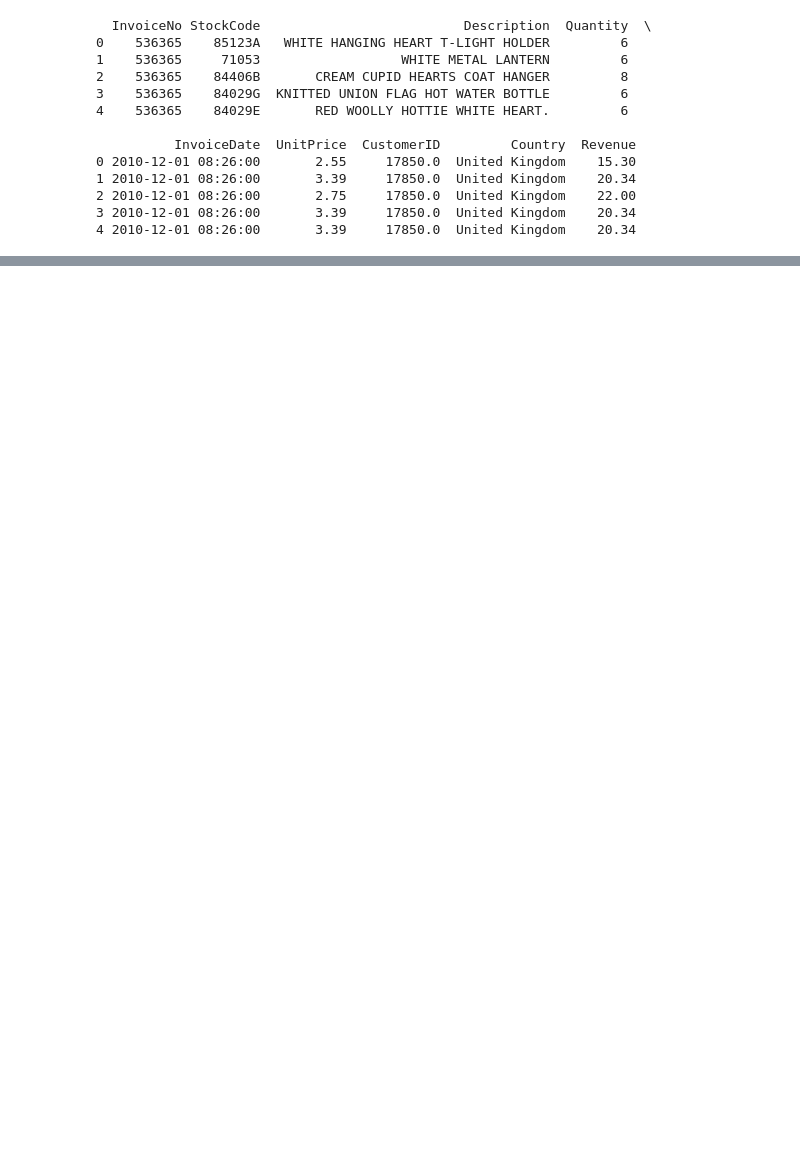
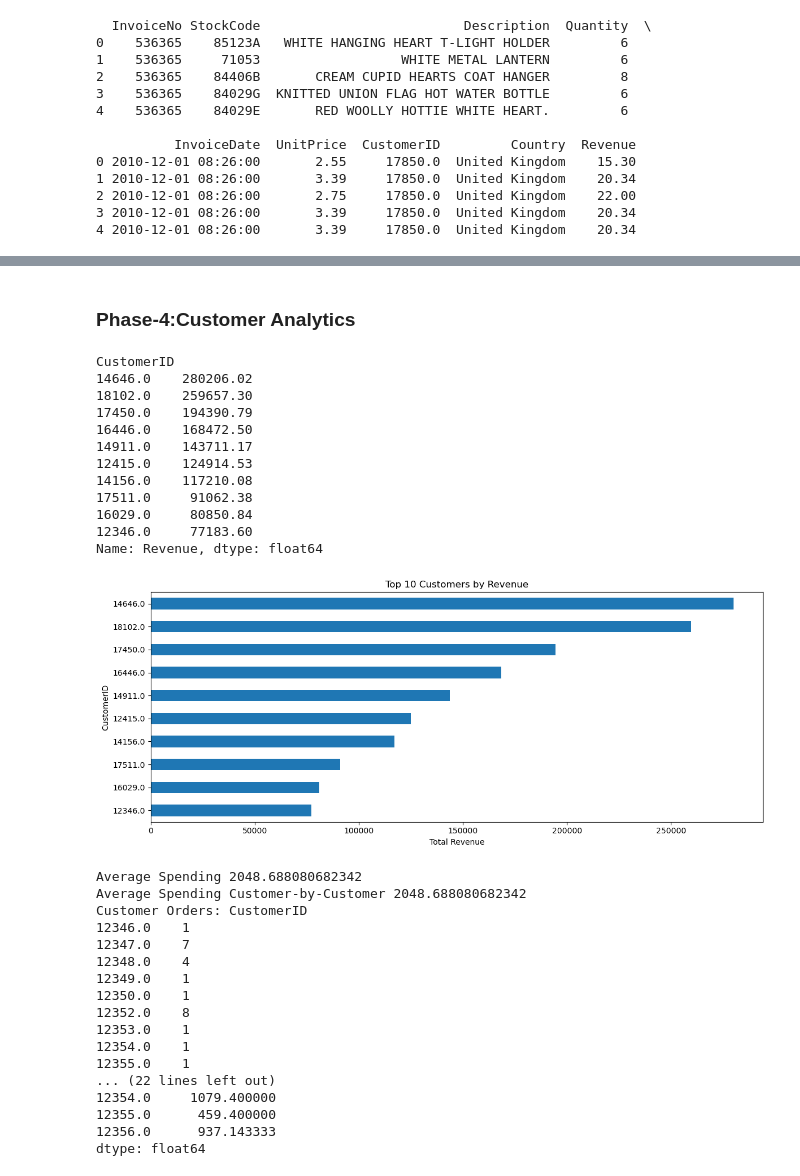
Before and after one commit to rajdaniel808-maker/Retail-Sales-and-Customer-Analytics, a Jupyter notebook: notebooks/Retail and Sales Analytics.ipynb, the cells around one changed output, grey strips where cells are left out. Saved outputs shown, nothing was run; the diff lists cells and outputs as text; code cells hidden in the pictures; blank space fills up the shorter version.

```diff
--- a/notebooks/Retail and Sales Analytics.ipynb
+++ b/notebooks/Retail and Sales Analytics.ipynb
@@ -190,0 +215,66 @@ Lowest Revenue: 523631.89
+# %% [markdown]
+### Phase-4:Customer Analytics
+# %%
+#Phase:4-5:-Customer Analytics
+#1Top 10 Customers(Commonly Visiting Customers)
+top_10_customers = sales_df.groupby("CustomerID")["Revenue"].sum().sort_values(ascending=False).head(10)
+
+print(top_10_customers)
+
+#Visualizing top10 Customers
+top_10_customers.sort_values().plot(kind='barh', figsize=(12,5))
+
+plt.title("Top 10 Customers by Revenue")
+plt.xlabel("Total Revenue")
+plt.ylabel("CustomerID")
+
+plt.tight_layout()
+plt.show()
+
+#2Average Spending per customer
+average_spending = sales_df.groupby("CustomerID")["Revenue"].sum().mean()
+print("Average Spending",average_spending)
+
+average_spending_percustomer = sales_df.groupby("CustomerID")["Revenue"].sum().mean()
+print("Average Spending Customer-by-Customer",average_spending_percustomer)
+
+#3 No of Orders by Customer
+customer_orders = sales_df.groupby("CustomerID")["InvoiceNo"].nunique()
+print("Customer Orders:",customer_orders.head(10))
+#4 Top 10 customers by no of orders
+top_frequent_customers = customer_orders.sort_values(ascending=False)
+print("Top 10 Frequent Customers are:",top_frequent_customers.head(10))
+#Average Order Value
+customer_aov = sales_df.groupby("CustomerID")["Revenue"].sum()/sales_df.groupby("CustomerID")["InvoiceNo"].nunique()
+print("Average Order Value:",customer_aov.head(10))
+# %% [output]
+CustomerID
+14646.0    280206.02
+18102.0    259657.30
+17450.0    194390.79
+16446.0    168472.50
+14911.0    143711.17
+12415.0    124914.53
+14156.0    117210.08
+17511.0     91062.38
+16029.0     80850.84
+12346.0     77183.60
+Name: Revenue, dtype: float64
+[figure, added]
+Average Spending 2048.688080682342
+Average Spending Customer-by-Customer 2048.688080682342
+Customer Orders: CustomerID
+12346.0    1
+12347.0    7
+12348.0    4
+12349.0    1
+12350.0    1
+12352.0    8
+12353.0    1
+12354.0    1
+12355.0    1
+... (22 lines left out)
+12354.0     1079.400000
+12355.0      459.400000
+12356.0      937.143333
+dtype: float64
```
Also changed, not shown: parts of 19 cells of this notebook, 6 other files.
